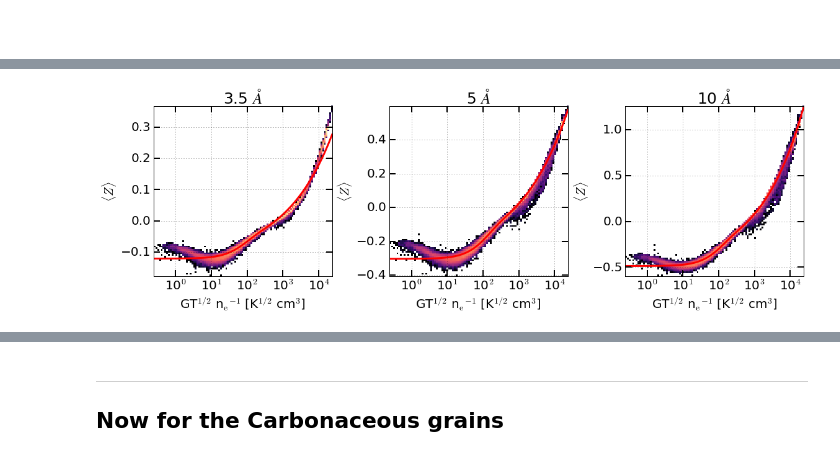
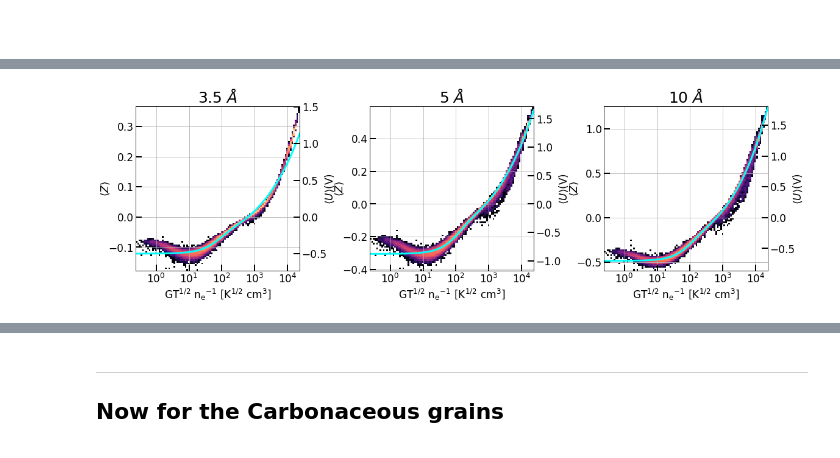
Before and after one commit to jcibanezm/DustChargePaperAnalysis, a Jupyter notebook: Figure7_AppendixD.ipynb, the cells around one changed output, grey strips where cells are left out. Saved outputs shown, nothing was run; the diff lists cells and outputs as text; code cells hidden in the pictures.

Commit message:
Updates to the figures following the referee report

```diff
--- a/Figure7_AppendixD.ipynb
+++ b/Figure7_AppendixD.ipynb
@@ -103,4 +100,7 @@ Loading the library to compute the charge distribution of dust grains.
 Loading the charge distribution for 500 and 1000 Angstrom grains
+# %%
+echargeSI = 1.60217663e-19 # Coulomb
+AAtom     = 1.0e-10
 # %%
 too_high = np.where(cdist_3AA["nH"] > 2.0e4)
 if include_500_1000 == True:
@@ -151,3 +151,11 @@ Zparam_500AA  = function(GTn_500AA, 0.3643 , 2.6284 , 0.5217 , 344.8)
 Zparam_1000AA = function(GTn_1000AA, 0.3927 , 3.6493 , 0.8389 , 372.45)
 # %% [markdown]
 #####
+# %%
+Uavg3 = (cdist_3AA["zmean"]*echargeSI/(3.5*AAtom)*8.99e9)
+Uavg5 = (cdist_5AA["zmean"]*echargeSI/(5.0*AAtom)*8.99e9)
+Uavg10 = (cdist_10AA["zmean"]*echargeSI/(10.0*AAtom)*8.99e9)
+Uavg50 = (cdist_50AA["zmean"]*echargeSI/(50.0*AAtom)*8.99e9)
+Uavg100 = (cdist_100AA["zmean"]*echargeSI/(100.0*AAtom)*8.99e9)
+Uavg500 = (cdist_500AA["zmean"]*echargeSI/(500.0*AAtom)*8.99e9)
+Uavg1000 = (cdist_1000AA["zmean"]*echargeSI/(1000.0*AAtom)*8.99e9)
@@ -280,16 +329,19 @@ nfigs_y = 1
 
 fig = plt.figure(figsize=(xsize, ysize))
 
-hpad = 0.065
-wpad = 0.08
+hpad = 0.07
+wpad = 0.1
+w0 = 0.05
 
-xs_panel = 0.75 / nfigs_x
-ys_panel = 0.76 / nfigs_y
+xs_panel = 0.70 / nfigs_x
+ys_panel = 0.75 / nfigs_y
 
 # Formatting tick labels in log scale.
 def format_func(value, tick_number):
     return "10$^{%i}$"%value
 
+labelsize = 17
+labelfont = 17
 ############################################################################################################
 ############################               5 Angstroms             #######################################
 ############################################################################################################
@@ -298,7 +350,7 @@ def format_func(value, tick_number):
 ii = 0
 jj = 0
 
-ax = fig.add_axes([wpad + ii*xs_panel+ii*wpad, 2.3*hpad + jj*ys_panel, xs_panel, ys_panel])
+ax = fig.add_axes([w0 + ii*xs_panel+ii*wpad, 2.3*hpad + jj*ys_panel, xs_panel, ys_panel])
 
 ax.hist2d(np.log10(GTn_3AA), cdist_3AA["zmean"], bins=100, norm=LogNorm(), normed=True, cmap="magma")
 
@@ -307,30 +359,37 @@ NewPar  = function(GTn_arr, 0.32629,   0.01488,  -0.12116, 57.1965)
 
 
 #ax.plot((GTn_arr), NewPar, "-r", linewidth=3)
-ax.plot(np.log10(GTn_arr), NewPar, "-r", linewidth=3)
+ax.plot(np.log10(GTn_arr), NewPar, "-", color="cyan", linewidth=3)
 
 
-ax.tick_params(axis='both', which='major', length=10, width=2,  labelsize=20, direction="in")
-ax.tick_params(axis='both', which='minor', length=5, width=1.5, labelsize=20, direction="in")
+ax.tick_params(axis='both', which='major', length=10, width=2,  labelsize=labelsize, direction="in")
+ax.tick_params(axis='both', which='minor', length=5, width=1.5, labelsize=labelsize, direction="in")
 
 #ax.set_xlabel("$a_{400}$ $(G\\sqrt{T} / n_{e})^{0.58}$ - $a_{57}$", fontsize=15)
-ax.set_xlabel("GT$^{1/2}$ n$_{\\mathrm{e}}$$^{-1}$ [K$^{1/2}$ cm$^{3}$]", fontsize=20)
-ax.set_ylabel("$\\langle Z \\rangle$", fontsize=20)
+ax.set_xlabel("GT$^{1/2}$ n$_{\\mathrm{e}}$$^{-1}$ [K$^{1/2}$ cm$^{3}$]", fontsize=labelfont)
+ax.set_ylabel("$\\langle Z \\rangle$", fontsize=labelfont, labelpad=-5)
 
 ax.xaxis.set_major_formatter(plt.FuncFormatter(format_func))
 
 ax.grid("on")
 
+ax1 = ax.twinx()
+ax1.set_ylabel("$\\langle U \\rangle$(V)", fontsize=labelfont, labelpad=-5)
+ax1.set_ylim(np.min(Uavg3), np.max(Uavg3))
+
+ax1.tick_params(axis='both', which='major', length=10, width=2,  labelsize=labelsize, direction="in")
+ax1.tick_params(axis='both', which='minor', length=5, width=1.5, labelsize=labelsize, direction="in")
+
 ax.set_title("3.5 $\\AA$", fontsize=25)
 
 
 ############################################################################################################
-############################               100 Angstroms             #######################################
+############################               5 Angstroms             #######################################
 
 ii = 1
 jj = 0
 
-ax = fig.add_axes([wpad*1.0 + ii*xs_panel+ii*wpad, 2.3*hpad + jj*ys_panel, xs_panel, ys_panel])
+ax = fig.add_axes([w0 + ii*xs_panel+ii*wpad, 2.3*hpad + jj*ys_panel, xs_panel, ys_panel])
 
 ax.hist2d(np.log10(GTn_5AA), cdist_5AA["zmean"], bins=100, norm=LogNorm(), normed=True, cmap="magma")
 
@@ -338,56 +397,71 @@ GTn_arr = np.logspace(np.log10(np.min(GTn_5AA)), np.log10(np.max(GTn_5AA)))
 NewPar  = function(GTn_arr, 0.314166,  0.03716,  -0.304356,   85.5765)
 
 
-ax.plot(np.log10(GTn_arr), NewPar, "-r", linewidth=3)
+ax.plot(np.log10(GTn_arr), NewPar, "-", color="cyan", linewidth=3)
 
 
-ax.tick_params(axis='both', which='major', length=10, width=2,  labelsize=20, direction="in")
-ax.tick_params(axis='both', which='minor', length=5, width=1.5, labelsize=20, direction="in")
+ax.tick_params(axis='both', which='major', length=10, width=2,  labelsize=labelsize, direction="in")
+ax.tick_params(axis='both', which='minor', length=5, width=1.5, labelsize=labelsize, direction="in")
 
 #ax.set_xlabel("$a_{400}$ $(G\\sqrt{T} / n_{e})^{0.58}$ - $a_{57}$", fontsize=15)
-ax.set_xlabel("GT$^{1/2}$ n$_{\\mathrm{e}}$$^{-1}$ [K$^{1/2}$ cm$^{3}$]", fontsize=20)
-ax.set_ylabel("$\\langle Z \\rangle$", fontsize=20)
+ax.set_xlabel("GT$^{1/2}$ n$_{\\mathrm{e}}$$^{-1}$ [K$^{1/2}$ cm$^{3}$]", fontsize=labelfont)
+ax.set_ylabel("$\\langle Z \\rangle$", fontsize=labelfont, labelpad=-5)
 
 ax.xaxis.set_major_formatter(plt.FuncFormatter(format_func))
 
 ax.grid("on")
 
+ax1 = ax.twinx()
+ax1.set_ylabel("$\\langle U \\rangle$(V)", fontsize=labelfont, labelpad=-5)
+ax1.set_ylim(np.min(Uavg5), np.max(Uavg5))
+
+ax1.tick_params(axis='both', which='major', length=10, width=2,  labelsize=labelsize, direction="in")
+ax1.tick_params(axis='both', which='minor', length=5, width=1.5, labelsize=labelsize, direction="in")
+
 ax.set_title("5 $\\AA$", fontsize=25)
 
 ############################################################################################################
-############################            1000 Angstroms             #######################################
+############################            10 Angstroms             #######################################
 
 
 ii = 2
 jj = 0
 
-ax = fig.add_axes([wpad*1.0 + ii*xs_panel+ii*wpad, 2.3*hpad + jj*ys_panel, xs_panel, ys_panel])
+ax = fig.add_axes([w0 + ii*xs_panel+ii*wpad, 2.3*hpad + jj*ys_panel, xs_panel, ys_panel])
 
 ax.hist2d(np.log10(GTn_10AA), cdist_10AA["zmean"], bins=100, norm=LogNorm(), normed=True, cmap="magma")
 
 GTn_arr = np.logspace(np.log10(np.min(GTn_10AA)), np.log10(np.max(GTn_10AA)))
 NewPar  = function(GTn_arr, 0.35352,  0.049429, -0.486479,  72.77927)
 
-ax.plot(np.log10(GTn_arr), NewPar, "-r", linewidth=3)
+ax.plot(np.log10(GTn_arr), NewPar, "-", color="cyan", linewidth=3)
 
 
-ax.tick_params(axis='both', which='major', length=10, width=2,  labelsize=20, direction="in")
-ax.tick_params(axis='both', which='minor', length=5, width=1.5, labelsize=20, direction="in")
+ax.tick_params(axis='both', which='major', length=10, width=2,  labelsize=labelsize, direction="in")
+ax.tick_params(axis='both', which='minor', length=5, width=1.5, labelsize=labelsize, direction="in")
 
-ax.set_xlabel("GT$^{1/2}$ n$_{\\mathrm{e}}$$^{-1}$ [K$^{1/2}$ cm$^{3}$]", fontsize=20)
-ax.set_ylabel("$\\langle Z \\rangle$", fontsize=20)
+#ax.set_xlabel("$a_{400}$ $(G\\sqrt{T} / n_{e})^{0.58}$ - $a_{57}$", fontsize=15)
+ax.set_xlabel("GT$^{1/2}$ n$_{\\mathrm{e}}$$^{-1}$ [K$^{1/2}$ cm$^{3}$]", fontsize=labelfont)
+ax.set_ylabel("$\\langle Z \\rangle$", fontsize=labelfont, labelpad=-5)
 
 ax.xaxis.set_major_formatter(plt.FuncFormatter(format_func))
 
 ax.grid("on")
 
+ax1 = ax.twinx()
+ax1.set_ylabel("$\\langle U \\rangle$(V)", fontsize=labelfont, labelpad=-5)
+ax1.set_ylim(np.min(Uavg10), np.max(Uavg10))
+
+ax1.tick_params(axis='both', which='major', length=10, width=2,  labelsize=labelsize, direction="in")
+ax1.tick_params(axis='both', which='minor', length=5, width=1.5, labelsize=labelsize, direction="in")
 ax.set_title("10 $\\AA$", fontsize=25)
 
 fig.show()
 
-fig.savefig("/home/jcibanezm/Dropbox/Projects/Papers/In_Progress/ChargeDist_Dust/Figures/Apendix/Figure7_%s-3-5-10AA_centroid.pdf"%(grain_type), format="pdf")
+#fig.savefig("/home/jcibanezm/Dropbox/Projects/Papers/In_Progress/ChargeDist_Dust/Figures/Apendix/Figure7_%s-3-5-10AA_centroid.pdf"%(grain_type), format="pdf")
+fig.savefig("/Users/juan/Dropbox/Projects/Papers/Submitted/GrainCharge/Figures/Apendix/Figure7_%s-3-5-10AA_centroid.pdf"%(grain_type), format="pdf")
 # %% [output]
-[figure, old version]
+[figure, new version]
 # %%
 xsize = 16
 ysize = 5
```
Also changed, not shown: parts of 24 cells of this notebook, 6 other files.
